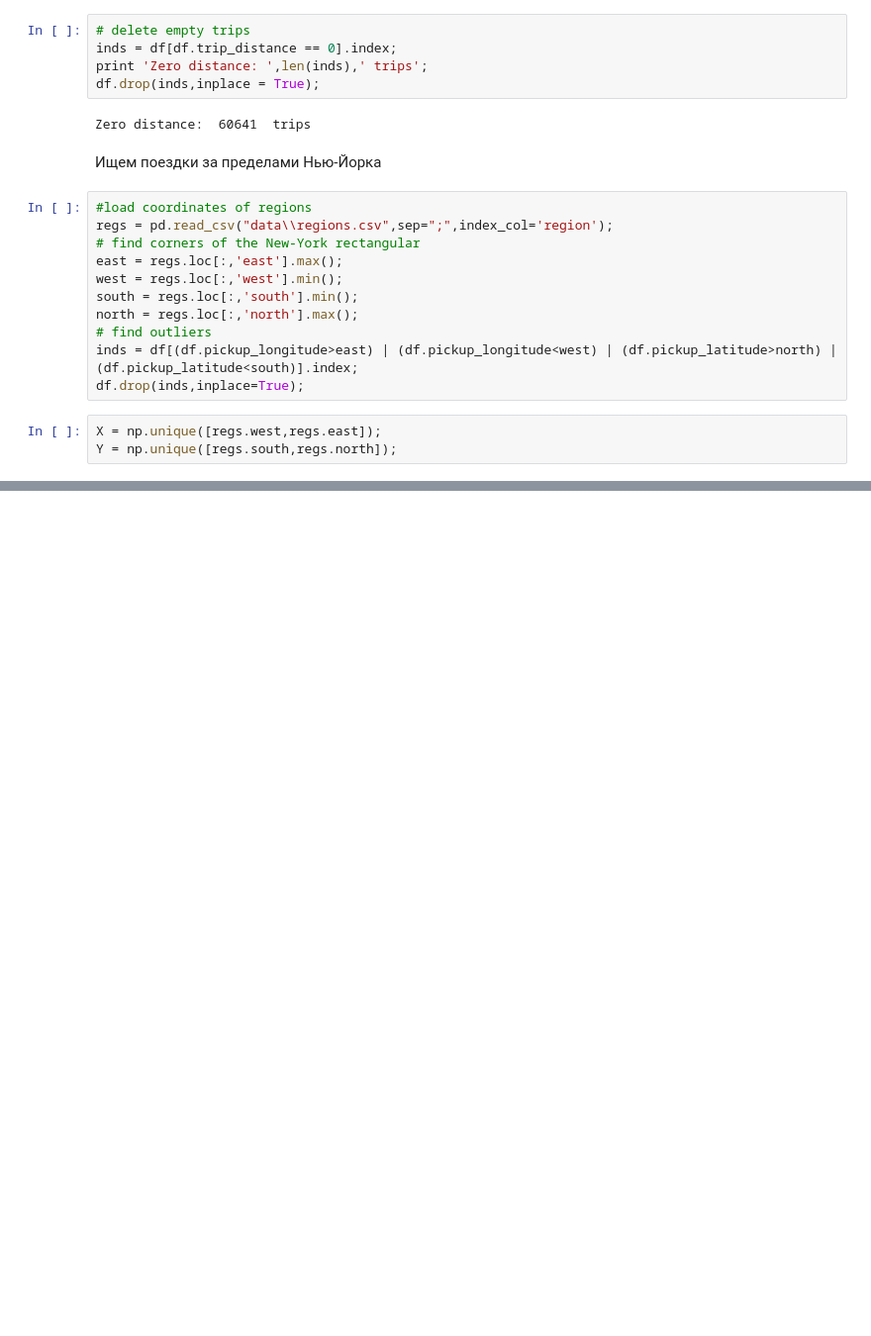
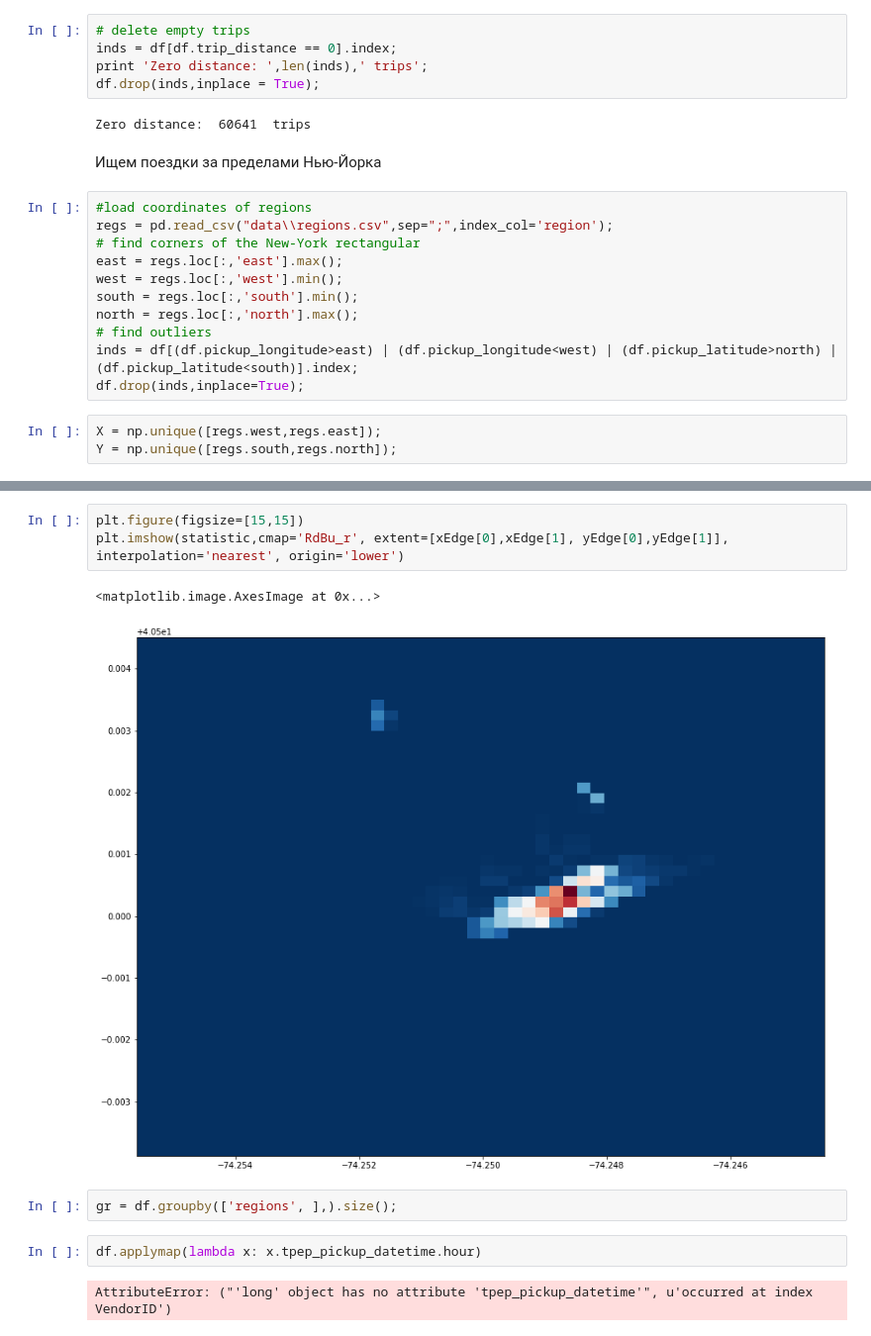
Before and after one commit to PhySci/projectNYtaxi, a Jupyter notebook: Week1.ipynb, the cells around one changed output, grey strips where cells are left out. Shown at 99% size. Cells and saved outputs as stored; diff of their text form; blank space fills up the shorter version.

```diff
--- a/Week1.ipynb
+++ b/Week1.ipynb
@@ -59,0 +76,12 @@ Y = np.unique([regs.south,regs.north]);
+# %%
+plt.figure(figsize=[15,15])
+plt.imshow(statistic,cmap='RdBu_r', extent=[xEdge[0],xEdge[1], yEdge[0],yEdge[1]], interpolation='nearest', origin='lower')
+# %% [output]
+<matplotlib.image.AxesImage at 0x...>
+[figure, added]
+# %%
+gr = df.groupby(['regions', ],).size();
+# %%
+df.applymap(lambda x: x.tpep_pickup_datetime.hour)
+# %% [output]
+AttributeError: ("'long' object has no attribute 'tpep_pickup_datetime'", u'occurred at index VendorID')
```
Also changed, not shown: parts of 5 cells of this notebook, 2 other files.
